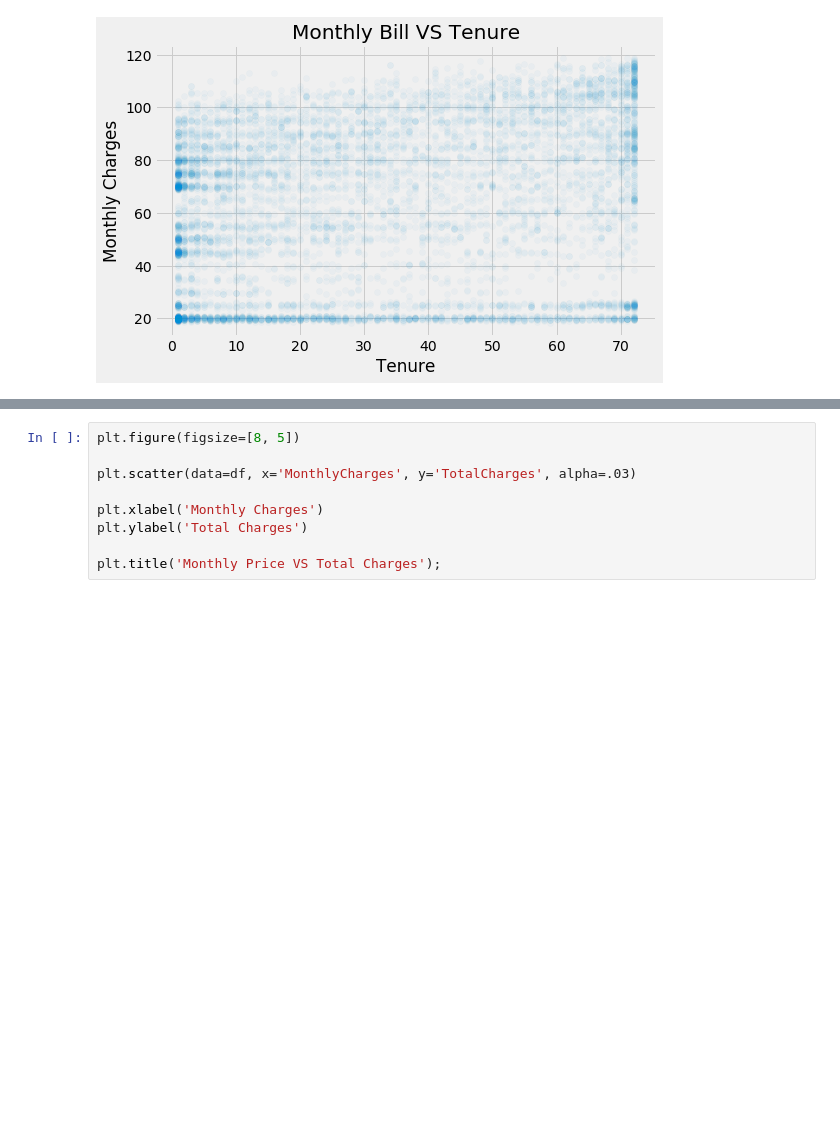
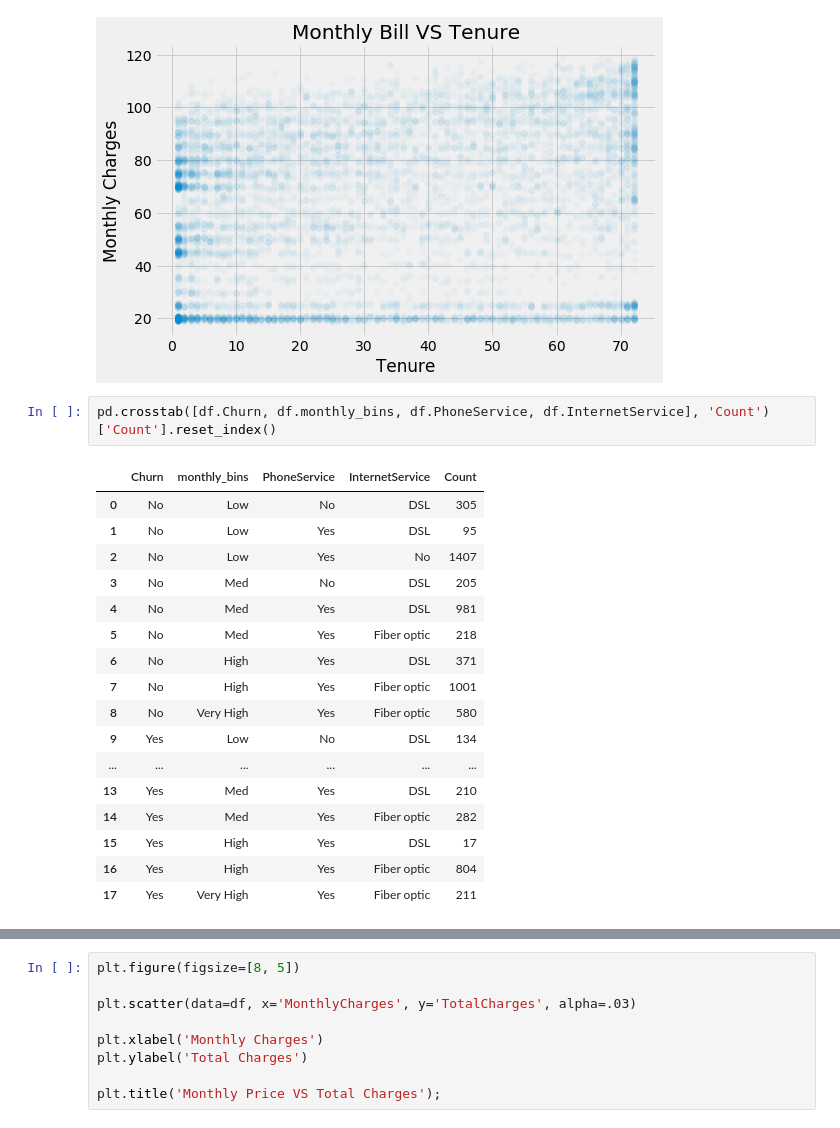
Before and after one commit to ashannon828/communicating_data_findings, a Jupyter notebook: exploration_template.ipynb, the cells around one changed output, grey strips where cells are left out. Cells and saved outputs as stored; diff of their text form; blank space fills up the shorter version.

```diff
--- a/exploration_template.ipynb
+++ b/exploration_template.ipynb
@@ -488,3 +488,23 @@ plt.ylabel('Monthly Charges')
 plt.title('Monthly Bill VS Tenure');
 # %% [output]
 [figure]
+# %%
+pd.crosstab([df.Churn, df.monthly_bins, df.PhoneService, df.InternetService], 'Count')['Count'].reset_index()
+# %% [output]
+|  | Churn | monthly_bins | PhoneService | InternetService | Count |
+| 0 | No | Low | No | DSL | 305 |
+| 1 | No | Low | Yes | DSL | 95 |
+| 2 | No | Low | Yes | No | 1407 |
+| 3 | No | Med | No | DSL | 205 |
+| 4 | No | Med | Yes | DSL | 981 |
+| 5 | No | Med | Yes | Fiber optic | 218 |
+| 6 | No | High | Yes | DSL | 371 |
+| 7 | No | High | Yes | Fiber optic | 1001 |
+| 8 | No | Very High | Yes | Fiber optic | 580 |
+| 9 | Yes | Low | No | DSL | 134 |
+| ... | ... | ... | ... | ... | ... |
+| 13 | Yes | Med | Yes | DSL | 210 |
+| 14 | Yes | Med | Yes | Fiber optic | 282 |
+| 15 | Yes | High | Yes | DSL | 17 |
+| 16 | Yes | High | Yes | Fiber optic | 804 |
+| 17 | Yes | Very High | Yes | Fiber optic | 211 |
```
Also changed, not shown: parts of 10 cells of this notebook, 5 other files.
